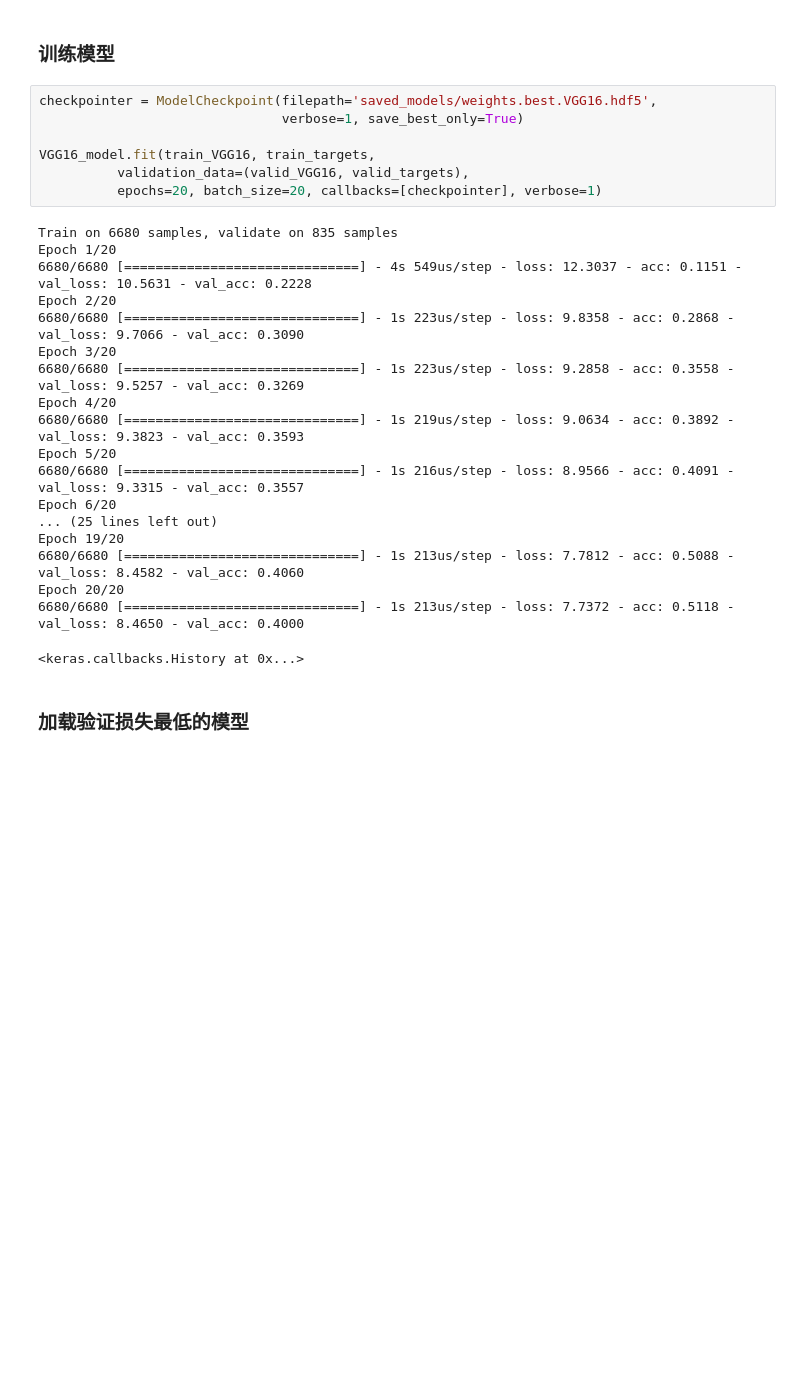
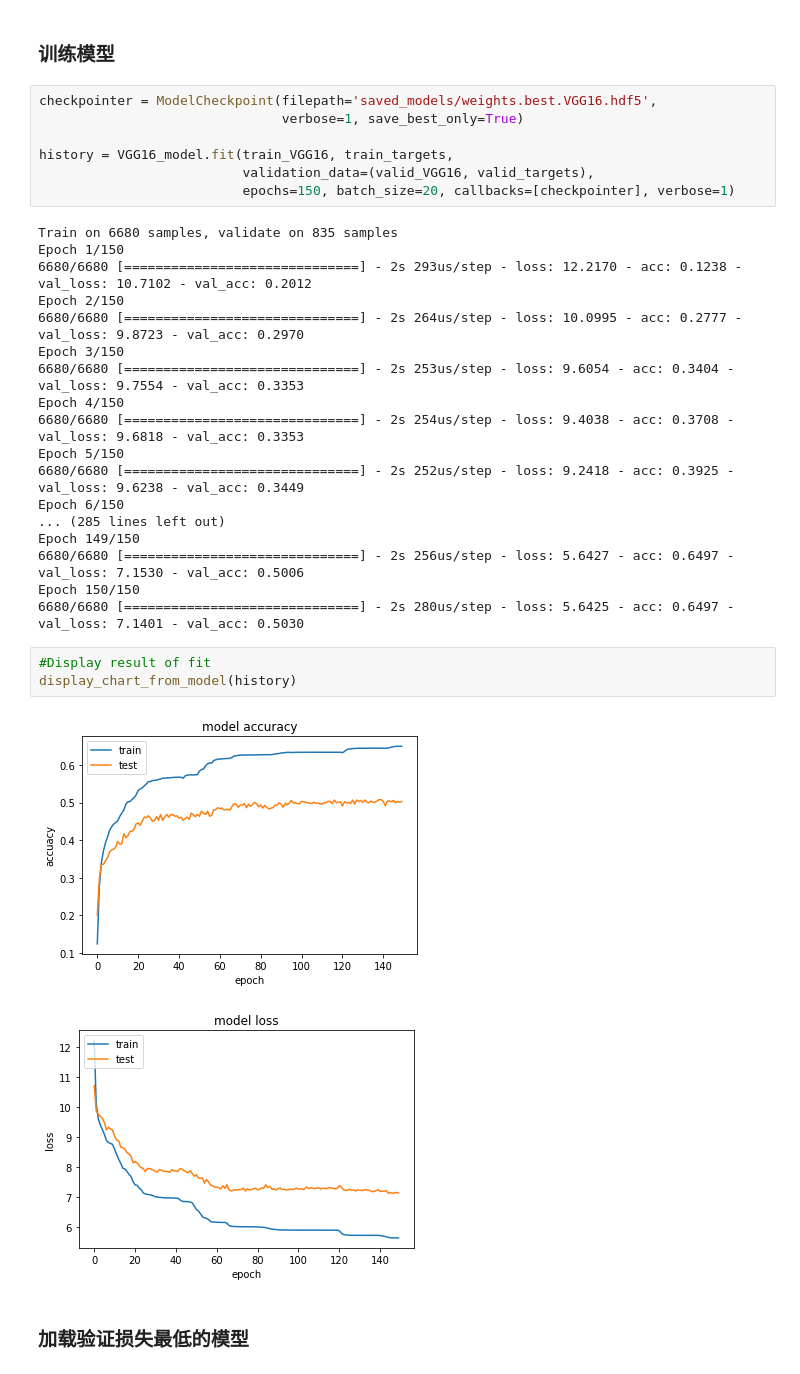
Before and after one commit to goheaven/DS_capstone_dog_CNN, a Jupyter notebook: dog_app-zh.ipynb, the cells around one changed output. Drawn from its saved outputs; the diff is of its cells as text; blank space fills up the shorter version.

```diff
--- a/dog_app-zh.ipynb
+++ b/dog_app-zh.ipynb
@@ -496,28 +526,33 @@ VGG16_model.compile(loss='categorical_crossentropy', optimizer='rmsprop', metric
 checkpointer = ModelCheckpoint(filepath='saved_models/weights.best.VGG16.hdf5',
                                verbose=1, save_best_only=True)
 
-VGG16_model.fit(train_VGG16, train_targets,
-          validation_data=(valid_VGG16, valid_targets),
-          epochs=20, batch_size=20, callbacks=[checkpointer], verbose=1)
+history = VGG16_model.fit(train_VGG16, train_targets,
+                          validation_data=(valid_VGG16, valid_targets),
+                          epochs=150, batch_size=20, callbacks=[checkpointer], verbose=1)
 # %% [output]
 Train on 6680 samples, validate on 835 samples
-Epoch 1/20
-6680/6680 [==============================] - 4s 549us/step - loss: 12.3037 - acc: 0.1151 - val_loss: 10.5631 - val_acc: 0.2228
-Epoch 2/20
-6680/6680 [==============================] - 1s 223us/step - loss: 9.8358 - acc: 0.2868 - val_loss: 9.7066 - val_acc: 0.3090
-Epoch 3/20
-6680/6680 [==============================] - 1s 223us/step - loss: 9.2858 - acc: 0.3558 - val_loss: 9.5257 - val_acc: 0.3269
-Epoch 4/20
-6680/6680 [==============================] - 1s 219us/step - loss: 9.0634 - acc: 0.3892 - val_loss: 9.3823 - val_acc: 0.3593
-Epoch 5/20
-6680/6680 [==============================] - 1s 216us/step - loss: 8.9566 - acc: 0.4091 - val_loss: 9.3315 - val_acc: 0.3557
-Epoch 6/20
-... (25 lines left out)
-Epoch 19/20
-6680/6680 [==============================] - 1s 213us/step - loss: 7.7812 - acc: 0.5088 - val_loss: 8.4582 - val_acc: 0.4060
-Epoch 20/20
-6680/6680 [==============================] - 1s 213us/step - loss: 7.7372 - acc: 0.5118 - val_loss: 8.4650 - val_acc: 0.4000
+Epoch 1/150
+6680/6680 [==============================] - 2s 293us/step - loss: 12.2170 - acc: 0.1238 - val_loss: 10.7102 - val_acc: 0.2012
+Epoch 2/150
+6680/6680 [==============================] - 2s 264us/step - loss: 10.0995 - acc: 0.2777 - val_loss: 9.8723 - val_acc: 0.2970
+Epoch 3/150
+6680/6680 [==============================] - 2s 253us/step - loss: 9.6054 - acc: 0.3404 - val_loss: 9.7554 - val_acc: 0.3353
+Epoch 4/150
+6680/6680 [==============================] - 2s 254us/step - loss: 9.4038 - acc: 0.3708 - val_loss: 9.6818 - val_acc: 0.3353
+Epoch 5/150
+6680/6680 [==============================] - 2s 252us/step - loss: 9.2418 - acc: 0.3925 - val_loss: 9.6238 - val_acc: 0.3449
+Epoch 6/150
+... (285 lines left out)
+Epoch 149/150
+6680/6680 [==============================] - 2s 256us/step - loss: 5.6427 - acc: 0.6497 - val_loss: 7.1530 - val_acc: 0.5006
+Epoch 150/150
+6680/6680 [==============================] - 2s 280us/step - loss: 5.6425 - acc: 0.6497 - val_loss: 7.1401 - val_acc: 0.5030
-<keras.callbacks.History at 0x...>
+# %%
+#Display result of fit
+display_chart_from_model(history)
+# %% [output]
+[figure, added]
+[figure, added]
 # %% [markdown]
 ### 加载验证损失最低的模型
 # %%
```
Also changed, not shown: parts of 14 cells of this notebook, 19 other files.
